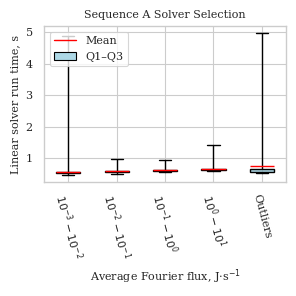
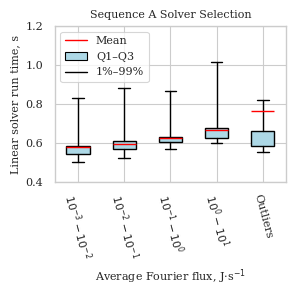
The notebook cell's code change between the first figure and the second:
--- before
+++ after
@@ -33,5 +33,5 @@
     meanprops=dict(linestyle="-", linewidth=1, color="red"),  # mean as red line
     flierprops=dict(marker="", linestyle="none"),  # disables outliers
-    whis=[0, 100],  # whiskers go to min and max
+    whis=[1, 99],
 )
 plt.xticks(np.arange(1, len(bins) + 1), xticklabels, rotation=-75)
@@ -44,6 +44,7 @@
 mean_line = mlines.Line2D([], [], color='red', linestyle='-', linewidth=1, label='Mean')
 iqr_box = mpatches.Patch(facecolor='lightblue', edgecolor='black', label='Q1–Q3')
-plt.legend(handles=[mean_line, iqr_box], loc='upper left')
-# plt.ylim(top=4)
+whiskers_legend = mlines.Line2D([], [], color='black', linewidth=1, label='1%–99%')
+plt.legend(handles=[mean_line, iqr_box, whiskers_legend], loc='upper left')
+plt.ylim(top=1.2, bottom=0.4)
 
 plt.tight_layout()

Commit: Changes in the notebooks